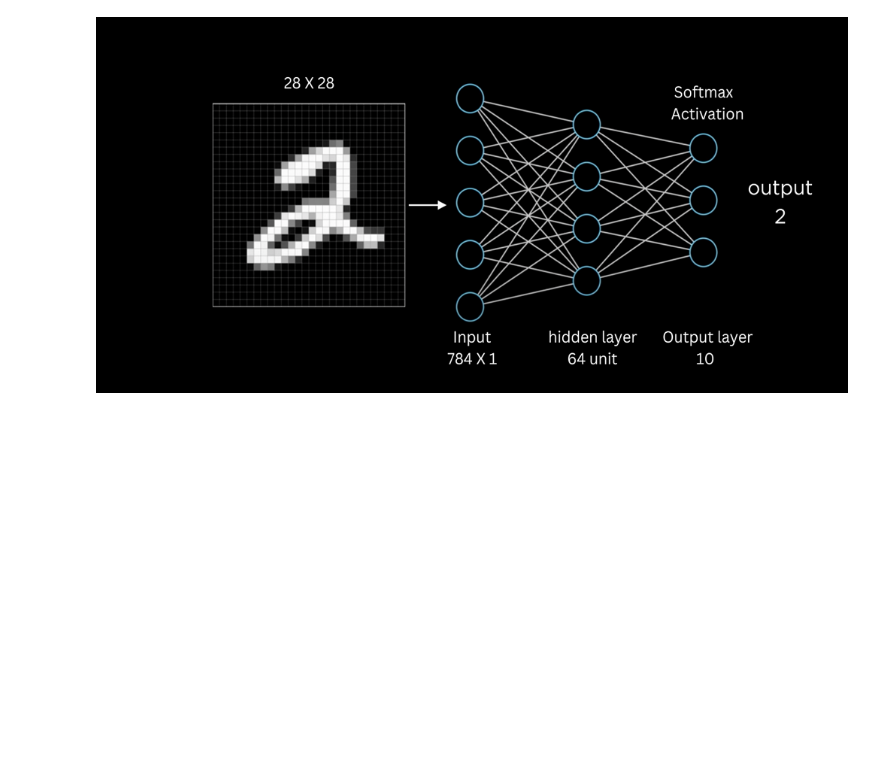
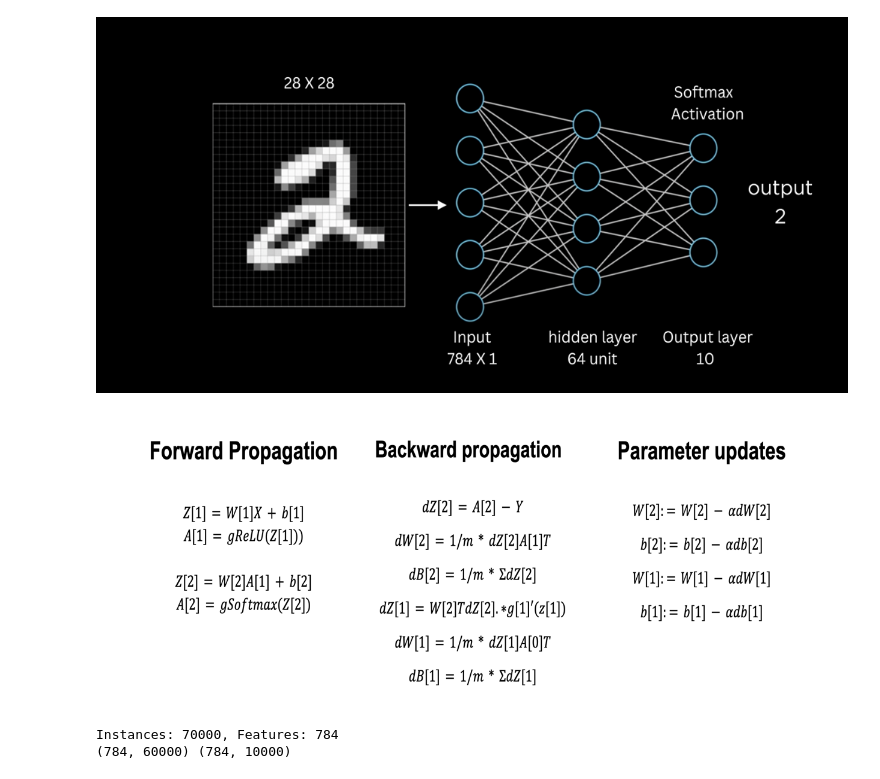
Before and after one commit to inaijin/NN-FromScratch, a Jupyter notebook: Scratch-NN.ipynb, the cells around one changed output. Cells and saved outputs as stored; diff of their text form; code cells hidden in the pictures; blank space fills up the shorter version.

Commit message:
add Equations And Math

```diff
--- a/Scratch-NN.ipynb
+++ b/Scratch-NN.ipynb
@@ -32,3 +34,24 @@ img = Image.open(IMAGE_PATH + "Sample-NN.png").resize((1000, 500))
 display(img)
 # %% [output]
 [figure]
+# %%
+# The math and the equations we will use then generalize it to a more complex model
+
+img = Image.open(IMAGE_PATH + "Equations.png").resize((1250, 500))
+display(img)
+# %% [output]
+[figure, added]
+# %%
+(X_train, Y_train), (X_test, Y_test) = tf.keras.datasets.mnist.load_data()
+
+INSTANCES, FEATURES = X_train.shape[0] + X_test.shape[0], X_train.shape[1] * X_train.shape[2]
+print(f"Instances: {INSTANCES}, Features: {FEATURES}")
+
+# Reshape and normalize the data
+X_train = X_train.reshape(X_train.shape[0], -1).T.astype(np.float32) / 255.0
+X_test = X_test.reshape(X_test.shape[0], -1).T.astype(np.float32) / 255.0
+
+print(X_train.shape, X_test.shape)
+# %% [output]
+Instances: 70000, Features: 784
+(784, 60000) (784, 10000)
```
Also changed, not shown: parts of 3 cells of this notebook, 2 other files.
